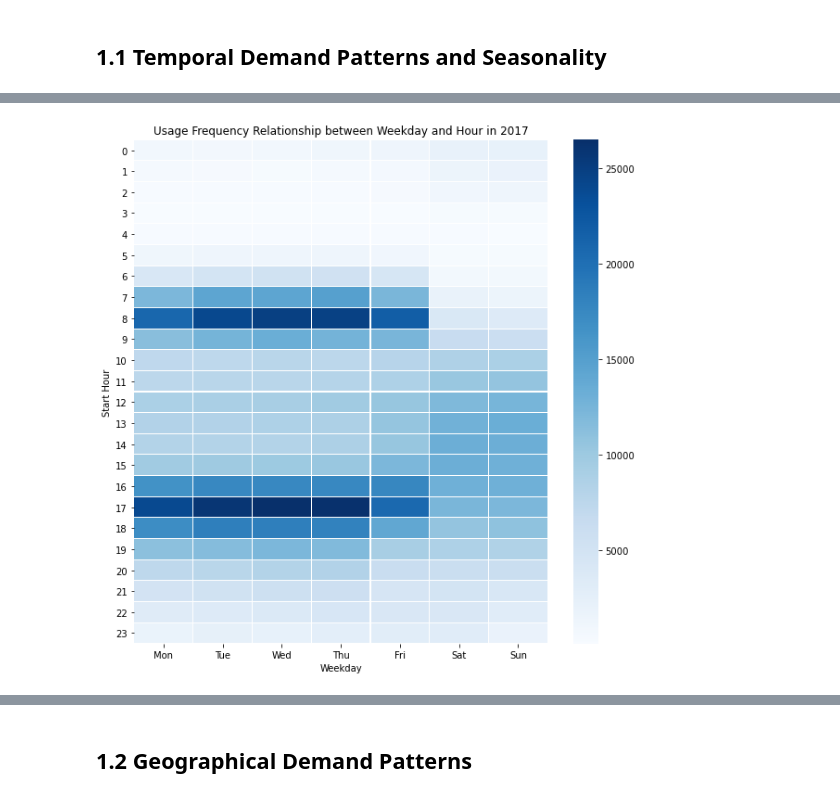
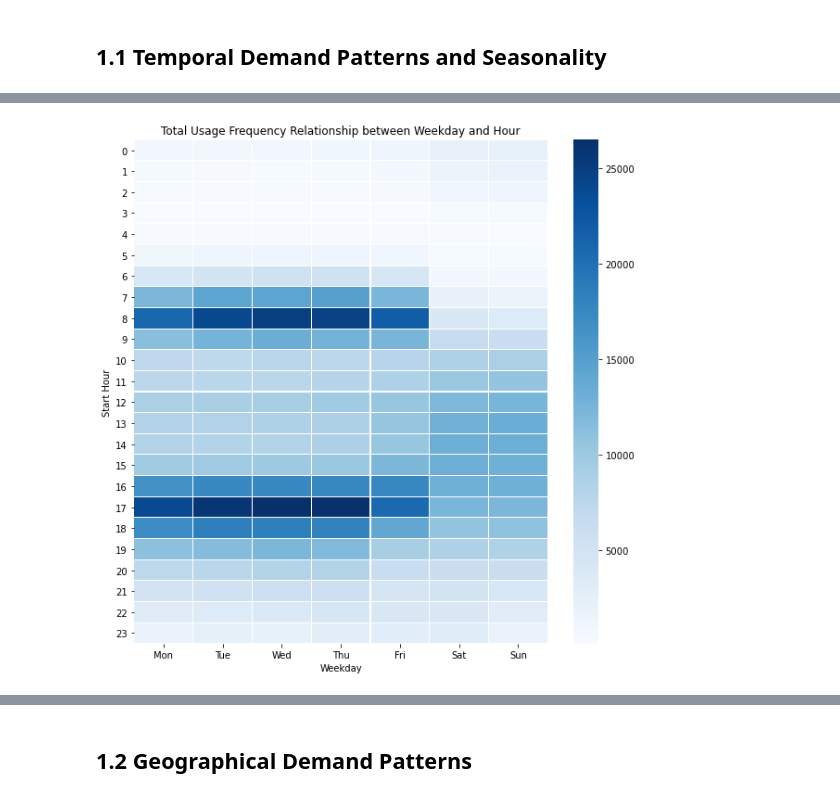
Before and after one commit to NinoVo931/AA_Project, a Jupyter notebook: DataDescription.ipynb, the cells around one changed output, grey strips where cells are left out. Drawn from its saved outputs; the diff is of its cells as text; code cells hidden in the pictures.

```diff
--- a/DataDescription.ipynb
+++ b/DataDescription.ipynb
@@ -39,0 +34,3 @@ Firstly, the occuring variations in the fleet usage during a week in relation to
+# %%
+# Prepare labeling of weekday numbers to actual name by mapping the index numbers [0-6] to the weekday names starting with Monday
+day_labels = ['Mon', 'Tue', 'Wed', 'Thu', 'Fri', 'Sat', 'Sun']
@@ -45,18 +167,16 @@ variation_hour_weekday = df_Trips.groupby(['weekday', 'start_hour'])['start_time
 unstacked_hour_weekday = variation_hour_weekday.unstack(level = 0)
 # %%
-# Create heatmap for the relationship between weekday and start_hour
-hm, ax_hm = plt.subplots(figsize = (10,10))
+# Create seaborn heatmap for the relationship of total usage frequency between weekday and start_hour
+week_hours, ax_week_hours = plt.subplots(figsize = (10,10))
 
-# Prepare mapping of weekday number to its actual name by labeling the x values
-hm_x_lables = ['Mon', 'Tue', 'Wed', 'Thu', 'Fri', 'Sat', 'Sun']
+# Visualization of the heatmap (with labeld and rotated weekend labels on y-axis)
+sns.heatmap(unstacked_hour_weekday, cmap = "Blues", linewidth = 0.1, xticklabels = day_labels, ax = ax_week_hours)
 
-sns.heatmap(unstacked_hour_weekday, cmap = "Blues", linewidth = 0.1, xticklabels = hm_x_lables) #annot = True)  # "square = True" to be discussed
-
-plt.title('Usage Frequency Relationship between Weekday and Hour in 2017')
+plt.title('Total Usage Frequency Relationship between Weekday and Hour')
 plt.xlabel('Weekday')
 plt.ylabel('Start Hour')
 plt.yticks(rotation=0)
 
 plt.show()
 # %% [output]
-[figure, old version]
+[figure, new version]
```
Also changed, not shown: parts of 87 cells of this notebook, 3 other files.
